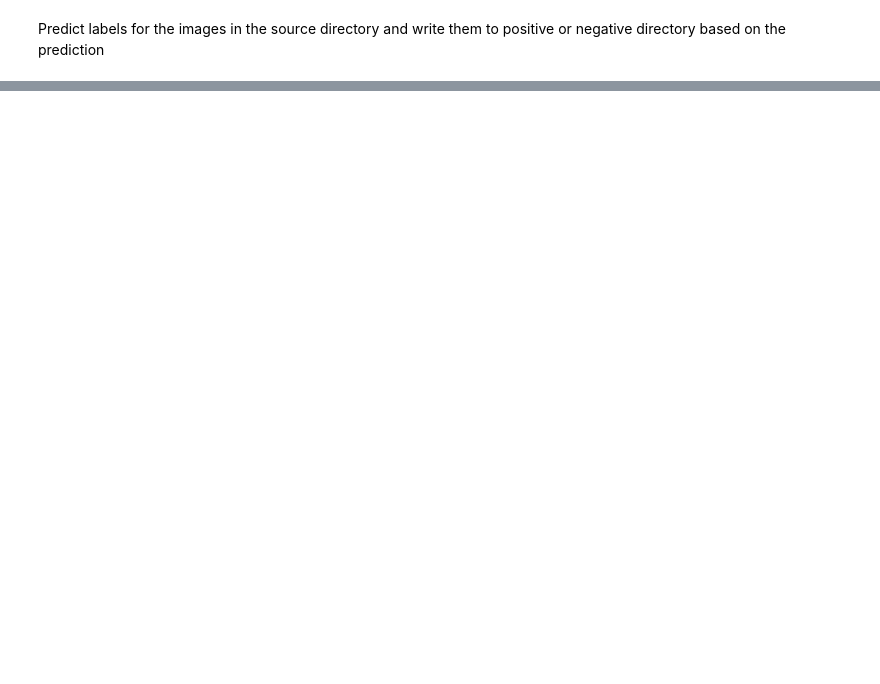
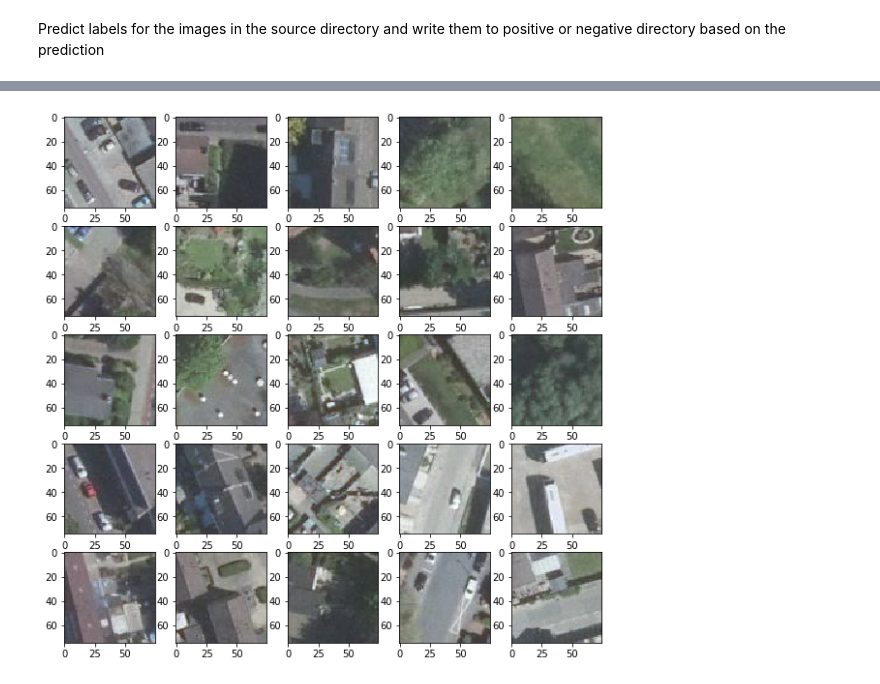
Before and after one commit to thinkpractice/DeepSolaris, a Jupyter notebook: VGG16 Training & Preprocessing.ipynb, the cells around one changed output, grey strips where cells are left out. Cells and saved outputs as stored; diff of their text form; code cells hidden in the pictures; blank space fills up the shorter version.

```diff
--- a/VGG16 Training & Preprocessing.ipynb
+++ b/VGG16 Training & Preprocessing.ipynb
@@ -347,10 +447,12 @@ for r in range(5):
 # %%
-negative_images = [load_img(os.path.join(negatives_dir, image)) for i, image in enumerate(os.listdir(negatives_dir)) if i < 25]
+negative_images = [load_img(os.path.join(negatives_dir, image)) for i, image in enumerate(os.listdir(negatives_dir))]
 
 _, ax = plt.subplots(5,5, figsize=(10,10))
 
-j = 0
+j = 250
 for r in range(5):
     for c in range(5):
         ax[r,c].imshow(negative_images[j])
         j += 1
+# %% [output]
+[figure, added]
```
Also changed, not shown: parts of 25 cells of this notebook, 1 other file.
